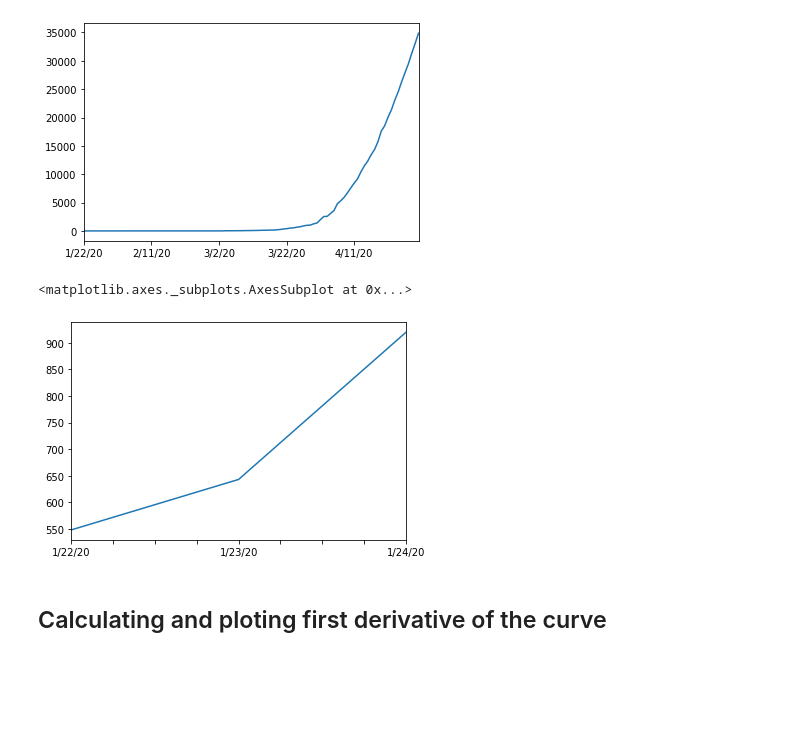
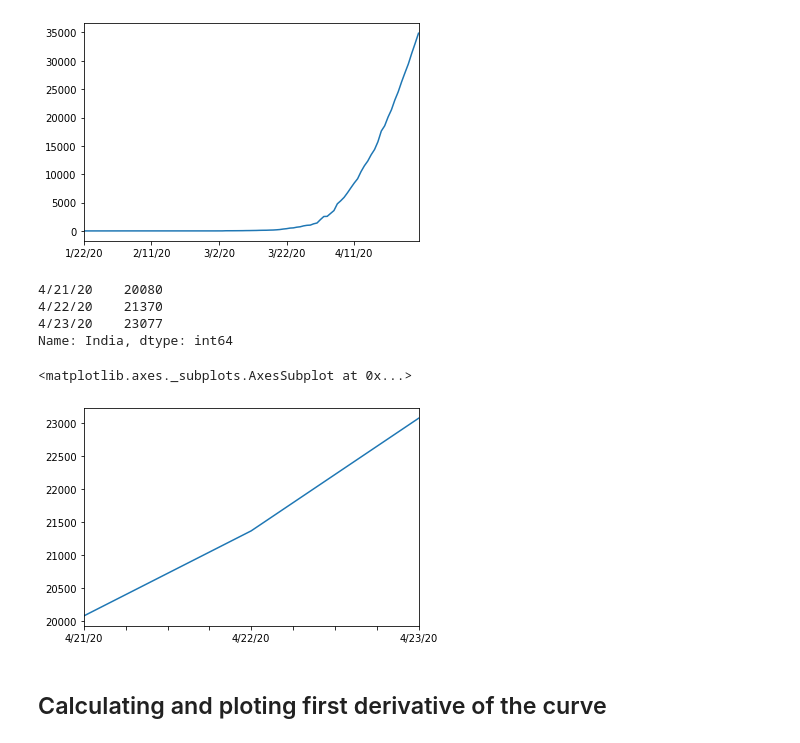
Before and after one commit to sushmithas99/COVID19_Data_Analysis, a Jupyter notebook: COVID-19 Data_analysis.ipynb, the cells around one changed output. Drawn from its saved outputs; the diff is of its cells as text; code cells hidden in the pictures; blank space fills up the shorter version.

```diff
--- a/COVID-19 Data_analysis.ipynb
+++ b/COVID-19 Data_analysis.ipynb
@@ -69,11 +76,17 @@ covid_data_aggregated.loc['India'].plot()
 # %% [output]
 <matplotlib.axes._subplots.AxesSubplot at 0x...>
 [figure]
-# %%
-covid_data_aggregated.loc['China'][:3].plot()
-# %% [output]
-<matplotlib.axes._subplots.AxesSubplot at 0x...>
-[figure, removed]
+# %%
+gp=covid_data_aggregated.loc[:,['4/21/20','4/22/20','4/23/20']]
+print(gp.loc['India'])
+gp.loc['India'].plot()
+# %% [output]
+4/21/20    20080
+4/22/20    21370
+4/23/20    23077
+Name: India, dtype: int64
+<matplotlib.axes._subplots.AxesSubplot at 0x...>
+[figure, added]
 # %% [markdown]
 ## Calculating and ploting first derivative of the curve
 # %%
```
Also changed, not shown: parts of 23 cells of this notebook.
